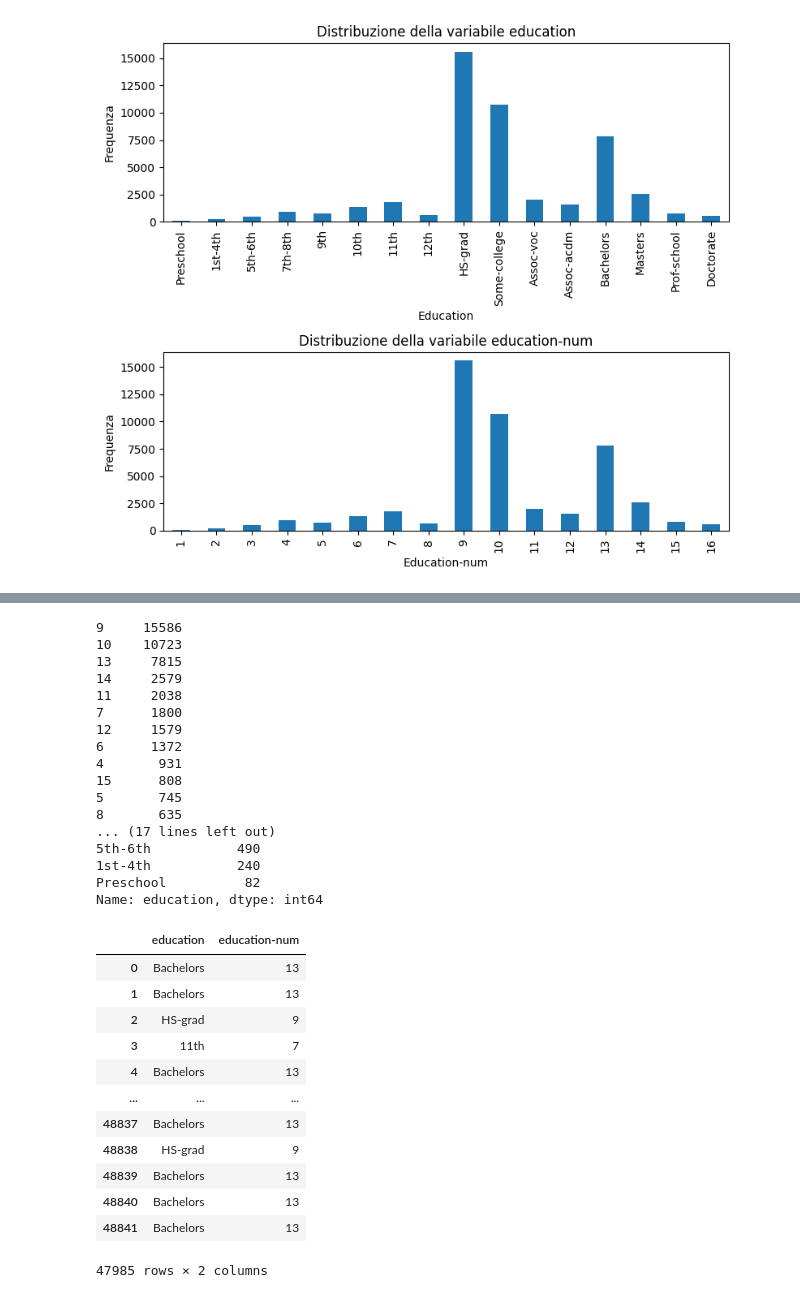
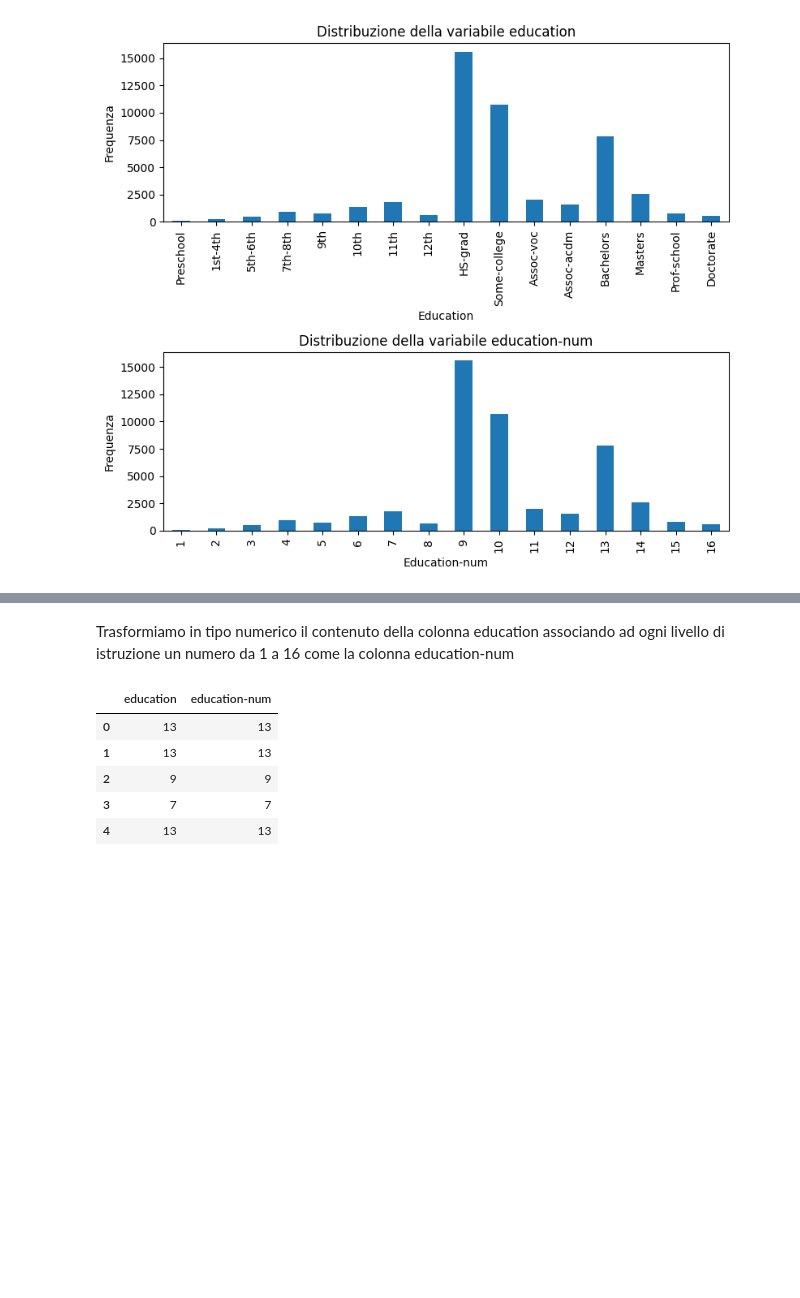
Before and after one commit to NicoSanse/ML_Project, a Jupyter notebook: Project.ipynb, the cells around one changed output, grey strips where cells are left out. Cells and saved outputs as stored; diff of their text form; code cells hidden in the pictures; blank space fills up the shorter version.

```diff
--- a/Project.ipynb
+++ b/Project.ipynb
@@ -312,0 +424,9 @@ Le righe sono duplicate e non abbiamo chiavi primarie o criteri univoci per dist
+# %%
+# lets drop duplicated records
+print('Forma del dataset prima dell\'eliminazione delle righe duplicate: ', df.shape)
+
+df = df.drop_duplicates()
+
+print('Forma del dataset dopo l\'eliminazione delle righe duplicate: ', df.shape)
+
+df.duplicated().sum()
@@ -612,9 +747,7 @@ array(['Male', 'Female'], dtype=object)
 # %% [markdown]
 Codifichiamo 'female' con 0 e 'male' con 1
 # %%
-# convertiamo female in 0 e male in 1
-
-df['sex'] = df['sex'].apply(lambda x: 1 if x == 'male' else 0)
+df['sex'] = df['sex'].apply(lambda x: 1 if x == 'Male' else 0)
 
 df
 # %% [output]
@@ -633,0 +767,4 @@ df
+# %%
+df['sex'] = df['sex'].astype('int64')
+
+df['sex'].unique()
@@ -654,0 +800,8 @@ plt.show()
+# %%
+
+education_df = df[['education', 'education-num']].copy()
+
+print(education_df['education-num'].value_counts())
+print(education_df['education'].value_counts())
+
+education_df.head()
@@ -655,42 +832,15 @@ plt.show()
+# %% [markdown]
+Trasformiamo in tipo numerico il contenuto della colonna education associando ad ogni livello di istruzione un numero da 1 a 16 come la colonna education-num
 # %%
-education_level_order = ['Preschool', '1st-4th', '5th-6th', '7th-8th','9th', '10th', '11th', '12th', 'HS-grad', 'Some-college', 'Assoc-voc', 'Assoc-acdm', 'Bachelors', 'Masters', 'Prof-school', 'Doctorate']
-education_df = df[['education', 'education-num']]
+mapping = {'Preschool':1, '1st-4th':2, '5th-6th':3, '7th-8th':4,'9th':5, '10th':6, '11th':7, '12th':8, 'HS-grad':9, 'Some-college':10, 'Assoc-voc':11, 'Assoc-acdm':12, 'Bachelors':13, 'Masters':14, 'Prof-school':15, 'Doctorate':16}
 
-#education_df['education-num'] = education_df['education-num'].value_counts().sort_index()
-#education_df['education'] = education_df['education'].value_counts().loc[education_level_order]
+education_df['education'] = education_df['education'].replace(mapping)
 
-print(education_df['education-num'].value_counts())
-print(education_df['education'].value_counts())
-
-education_df
+education_df.head()
 # %% [output]
-9     15586
-10    10723
-13     7815
-14     2579
-11     2038
-7      1800
-12     1579
-6      1372
-4       931
-15      808
-5       745
-8       635
-... (17 lines left out)
-5th-6th           490
-1st-4th           240
-Preschool          82
-Name: education, dtype: int64
 |  | education | education-num |
-| 0 | Bachelors | 13 |
-| 1 | Bachelors | 13 |
-| 2 | HS-grad | 9 |
-| 3 | 11th | 7 |
-| 4 | Bachelors | 13 |
-| ... | ... | ... |
-| 48837 | Bachelors | 13 |
-| 48838 | HS-grad | 9 |
-| 48839 | Bachelors | 13 |
-| 48840 | Bachelors | 13 |
-| 48841 | Bachelors | 13 |
+| 0 | 13 | 13 |
+| 1 | 13 | 13 |
+| 2 | 9 | 9 |
+| 3 | 7 | 7 |
+| 4 | 13 | 13 |
-47985 rows × 2 columns
```
Also changed, not shown: parts of 44 cells of this notebook, 2 other files.
